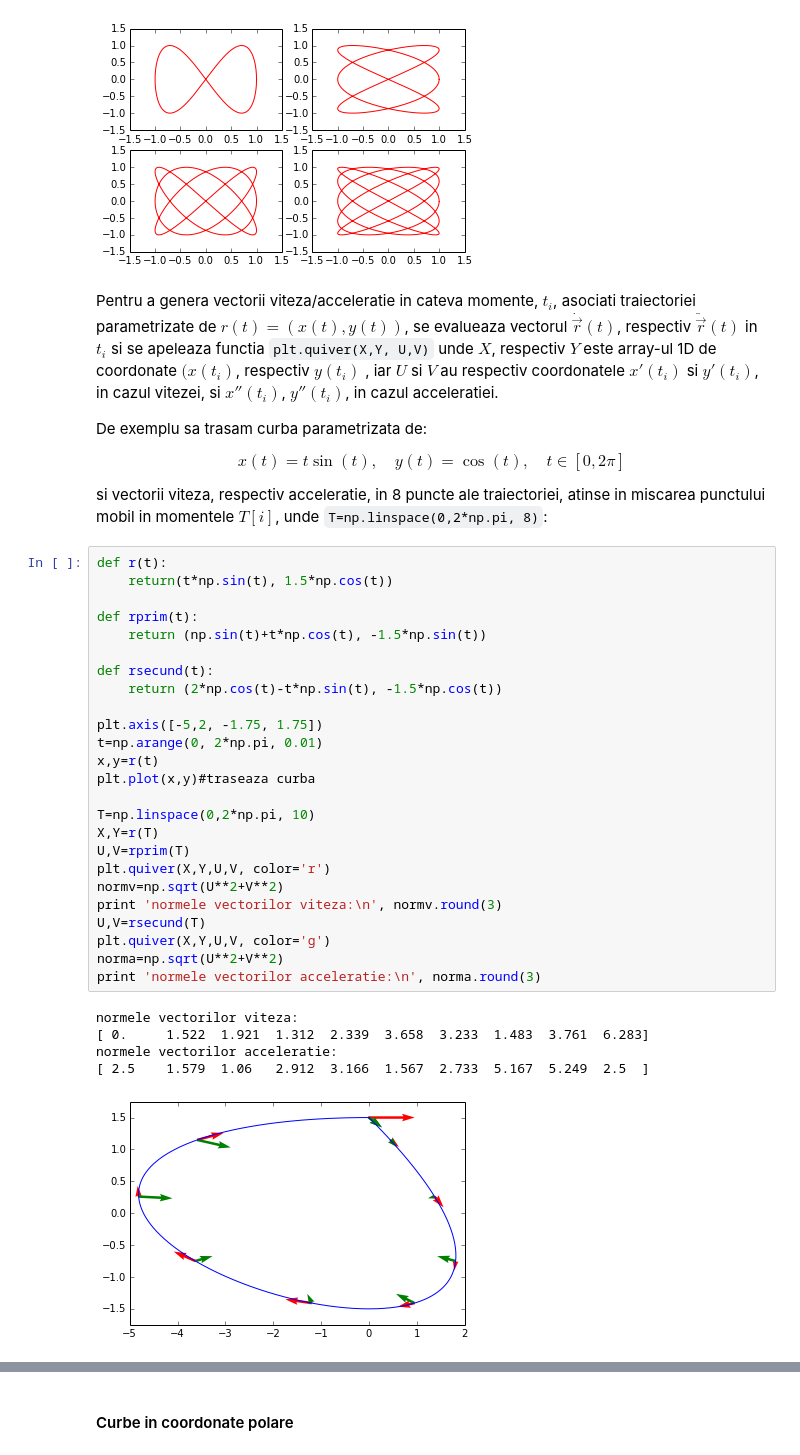
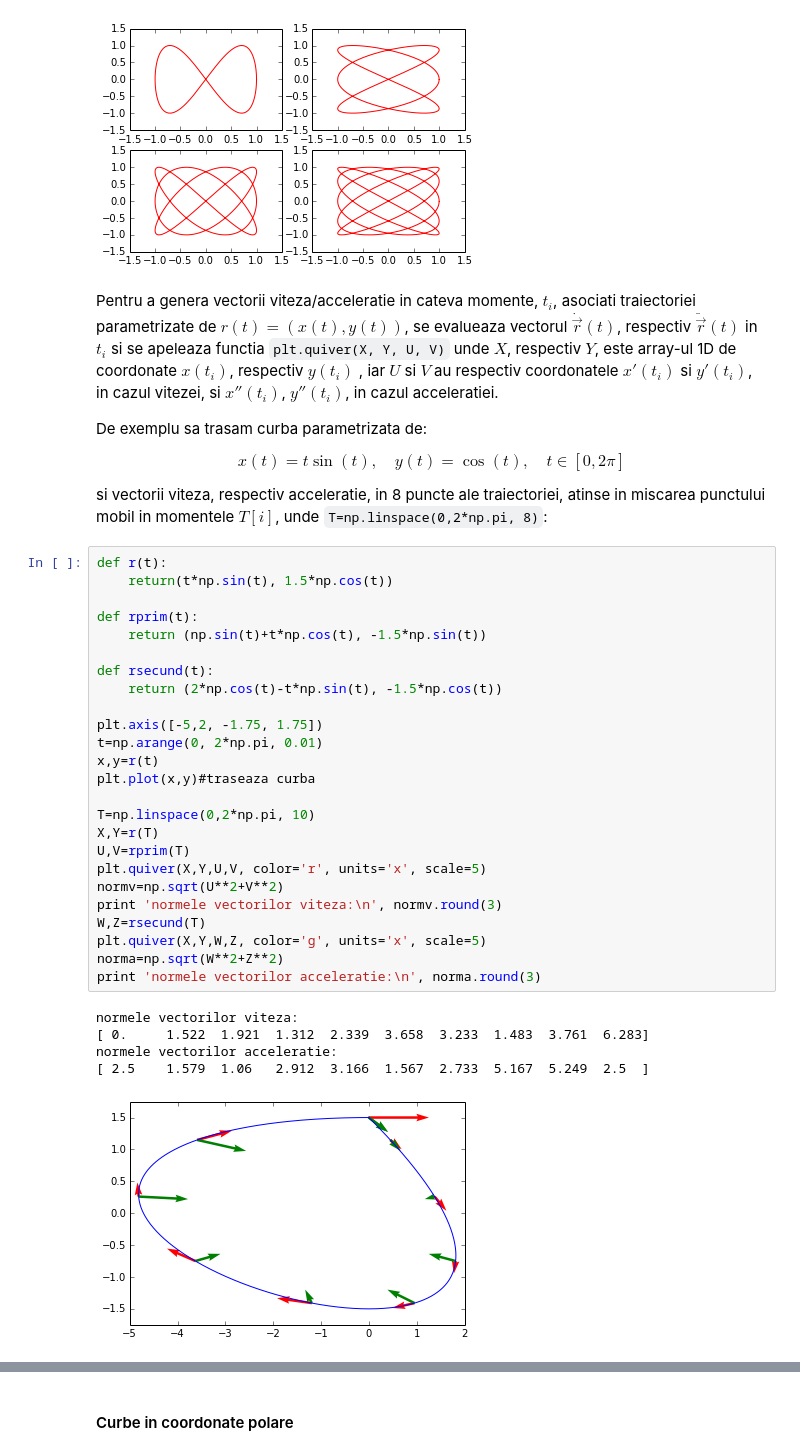
Before and after one commit to empet/LinAlgCS, a Jupyter notebook: Curves.ipynb, the cells around one changed output, grey strips where cells are left out. Drawn from its saved outputs; the diff is of its cells as text.

```diff
--- a/Curves.ipynb
+++ b/Curves.ipynb
@@ -124,8 +124,8 @@ for i in range(1,5):
 [figure]
 # %% [markdown]
 Pentru a genera vectorii viteza/acceleratie in cateva momente, $t_i$, asociati traiectoriei parametrizate de $r(t)=(x(t), y(t))$, se evalueaza vectorul $\dot{\vec{r}}(t)$, respectiv $\ddot{\vec{r}}(t)$
-in $t_i$ si se apeleaza functia `plt.quiver(X,Y, U,V)` unde  $X$, respectiv $Y$  este array-ul 1D de coordonate
-$(x(t_i)$, respectiv  $y(t_i)$ , iar $U$ si $V$ au respectiv coordonatele $x'(t_i)$ si $y'(t_i)$,
+in $t_i$ si se apeleaza functia `plt.quiver(X, Y, U, V)` unde  $X$, respectiv $Y$,  este array-ul 1D de coordonate
+$x(t_i)$, respectiv  $y(t_i)$ , iar $U$ si $V$ au respectiv coordonatele $x'(t_i)$ si $y'(t_i)$,
 in cazul vitezei, si $x''(t_i)$, $y''(t_i)$, in cazul acceleratiei.
 
 De exemplu sa trasam curba parametrizata de:
@@ -136,31 +136,31 @@ si vectorii viteza, respectiv acceleratie, in 8 puncte ale traiectoriei, atinse
 # %%
 def r(t):
     return(t*np.sin(t), 1.5*np.cos(t))
 
 def rprim(t):
     return (np.sin(t)+t*np.cos(t), -1.5*np.sin(t))
 
 def rsecund(t):
     return (2*np.cos(t)-t*np.sin(t), -1.5*np.cos(t))
 
 plt.axis([-5,2, -1.75, 1.75])
 t=np.arange(0, 2*np.pi, 0.01)
 x,y=r(t)
 plt.plot(x,y)#traseaza curba
 
 T=np.linspace(0,2*np.pi, 10)
 X,Y=r(T)
 U,V=rprim(T)
-plt.quiver(X,Y,U,V, color='r')
+plt.quiver(X,Y,U,V, color='r', units='x', scale=5)
 normv=np.sqrt(U**2+V**2)
 print 'normele vectorilor viteza:\n', normv.round(3)
-U,V=rsecund(T)
-plt.quiver(X,Y,U,V, color='g')
-norma=np.sqrt(U**2+V**2)
+W,Z=rsecund(T)
+plt.quiver(X,Y,W,Z, color='g', units='x', scale=5)
+norma=np.sqrt(W**2+Z**2)
 print 'normele vectorilor acceleratie:\n', norma.round(3)
 # %% [output]
 normele vectorilor viteza:
 [ 0.     1.522  1.921  1.312  2.339  3.658  3.233  1.483  3.761  6.283]
 normele vectorilor acceleratie:
 [ 2.5    1.579  1.06   2.912  3.166  1.567  2.733  5.167  5.249  2.5  ]
-[figure, old version]
+[figure, new version]
```
Also changed, not shown: parts of 8 cells of this notebook.
